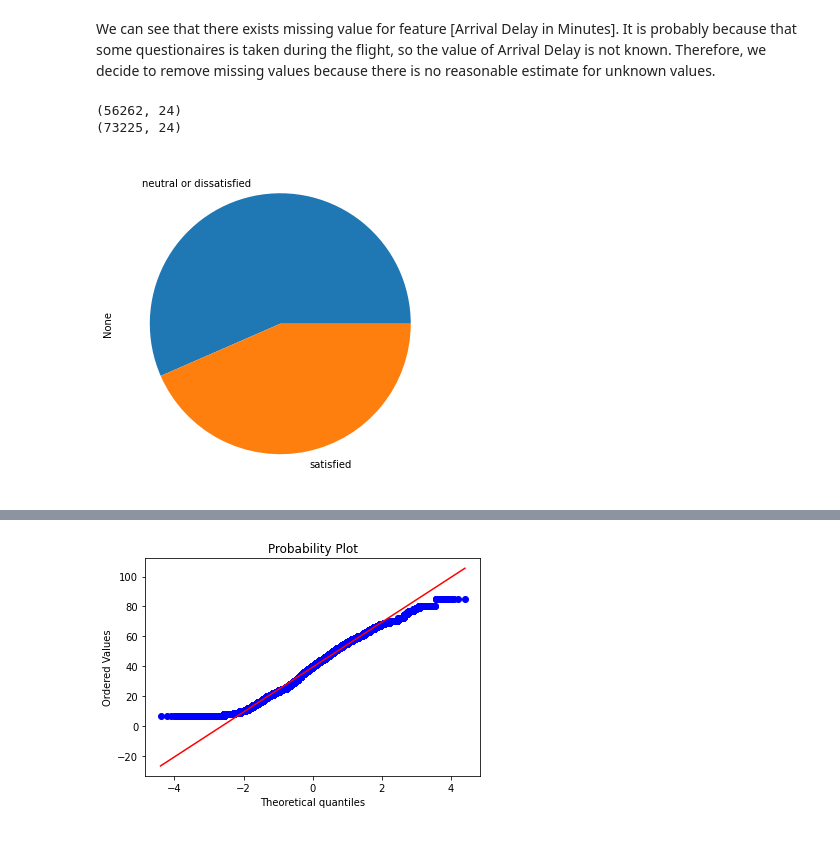
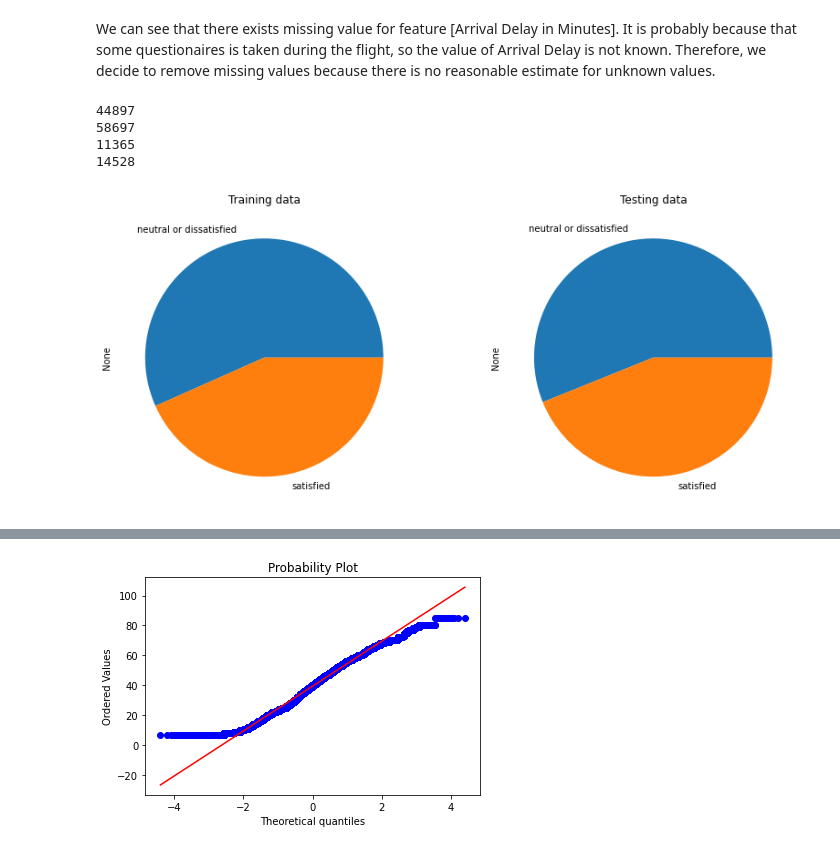
Before and after one commit to cgx242/Airline-Passenger-Satisfaction-Analysis, a Jupyter notebook: doc/Project with more EDA.ipynb, the cells around one changed output, grey strips where cells are left out. Drawn from its saved outputs; the diff is of its cells as text; code cells hidden in the pictures.

```diff
--- a/doc/Project with more EDA.ipynb
+++ b/doc/Project with more EDA.ipynb
@@ -141,14 +141,21 @@ test_data.dropna(subset=['Arrival Delay in Minutes'],inplace=True)
 data.dropna(subset=['Arrival Delay in Minutes'],inplace=True)
 # %%
 # Find the distribution of the target variable
-fig,ax=plt.subplots(1,1,figsize=(14,6))
-data.groupby('satisfaction').size().plot(kind='pie')
-print(data[data['satisfaction']=='satisfied'].shape)
-print(data[data['satisfaction']=='neutral or dissatisfied'].shape)
+fig,ax=plt.subplots(1,2,figsize=(14,6))
+train_data.groupby('satisfaction').size().plot(kind='pie',ax=ax[0])
+ax[0].set_title('Training data')
+test_data.groupby('satisfaction').size().plot(kind='pie',ax=ax[1])
+ax[1].set_title('Testing data')
+print(train_data[train_data['satisfaction']=='satisfied'].shape[0])
+print(train_data[train_data['satisfaction']=='neutral or dissatisfied'].shape[0])
+print(test_data[test_data['satisfaction']=='satisfied'].shape[0])
+print(test_data[test_data['satisfaction']=='neutral or dissatisfied'].shape[0])
 # %% [output]
-(56262, 24)
-(73225, 24)
+44897
+58697
+11365
+14528
-[figure, old version]
+[figure, new version]
 # %%
 # Visualize numerical variables
 fig,ax=plt.subplots(1,2,figsize=(14,6))
```
Also changed, not shown: parts of 37 cells of this notebook, 1 other file.
